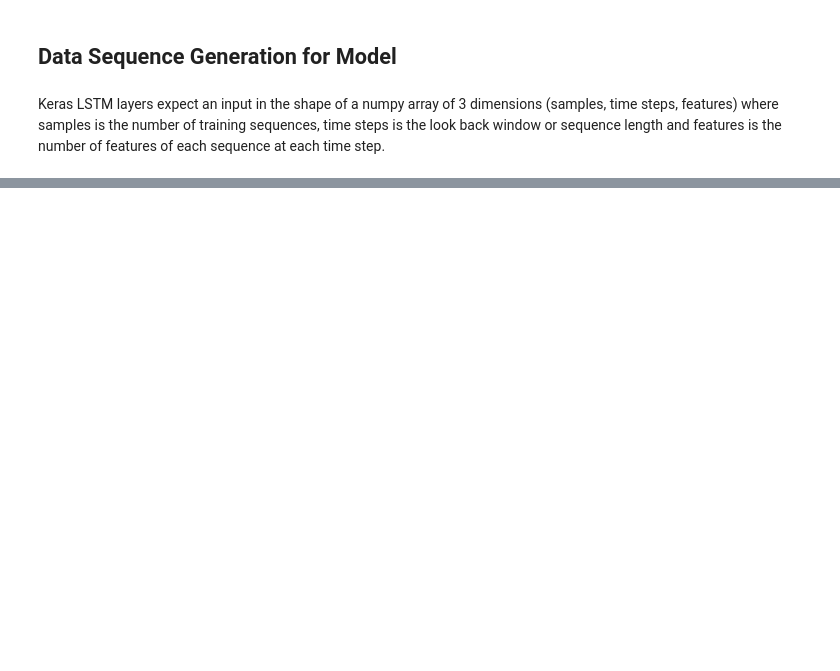
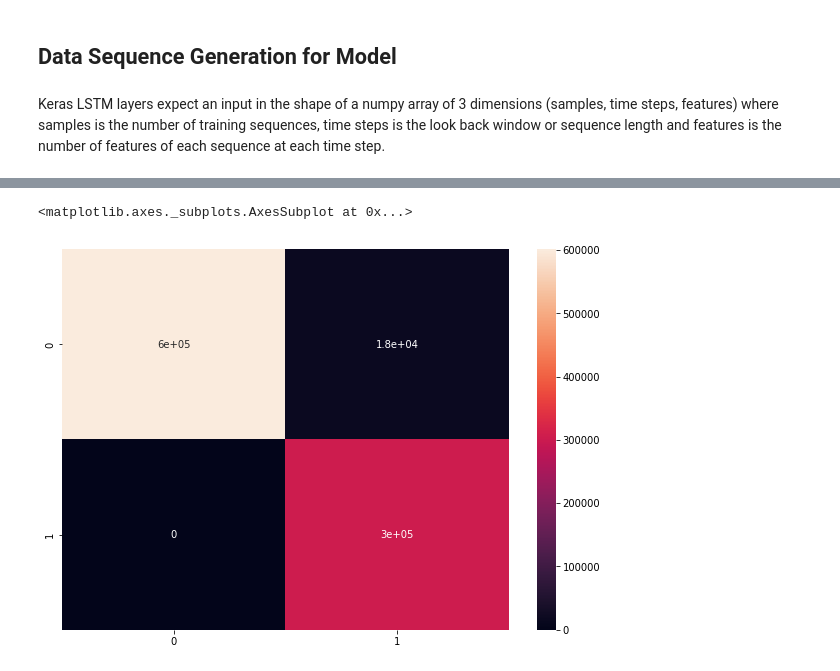
Before and after one commit to arpdm/predictive-maintenance-platform, a Jupyter notebook: PdM_NASA_ENGINES_002.ipynb, the cells around one changed output, grey strips where cells are left out. Cells and saved outputs as stored; diff of their text form; code cells hidden in the pictures; blank space fills up the shorter version.

```diff
--- a/PdM_NASA_ENGINES_002.ipynb
+++ b/PdM_NASA_ENGINES_002.ipynb
@@ -220,0 +444,4 @@ seq_array.shape
+# %%
+print('Confusion matrix on training data:\n- x-axis is true labels.\n- y-axis is predicted labels')
+cm = confusion_matrix(y_true, y_pred)
+pd.DataFrame(cm).head(2)
@@ -220,0 +455,7 @@ seq_array.shape
+# %%
+import seaborn as sn
+plt.figure(figsize = (10,7))
+sn.heatmap(pd.DataFrame(cm), annot=True)
+# %% [output]
+<matplotlib.axes._subplots.AxesSubplot at 0x...>
+[figure, added]
```
Also changed, not shown: parts of 42 cells of this notebook.
